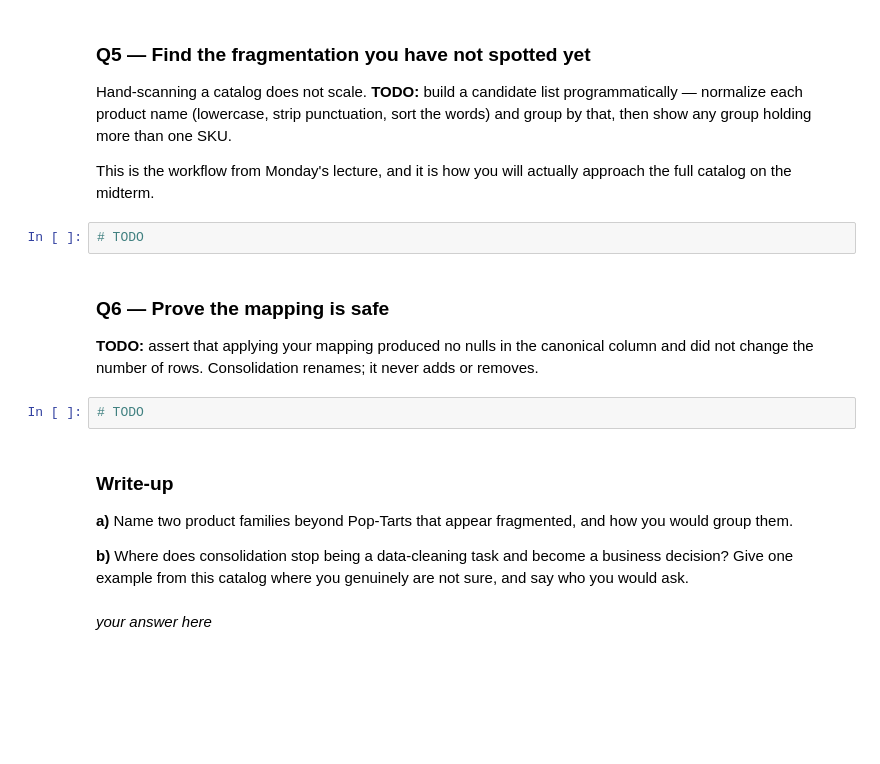
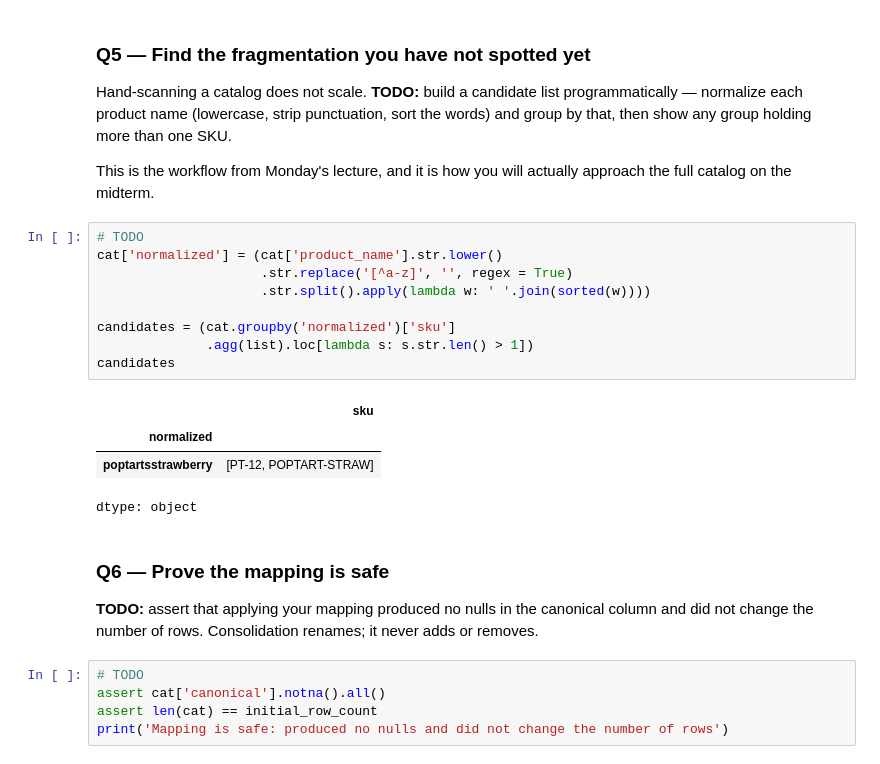
Before and after one commit to ishanallasanagala/ds2002-fa26, a Jupyter notebook: notebooks/05-etl-walmart/2026-10-16 — Walmart Warm-Up SKU Mess — Lab.ipynb, the cells around one changed output. Cells and saved outputs as stored; diff of their text form; blank space fills up the shorter version.

```diff
--- a/notebooks/05-etl-walmart/2026-10-16 — Walmart Warm-Up SKU Mess — Lab.ipynb
+++ b/notebooks/05-etl-walmart/2026-10-16 — Walmart Warm-Up SKU Mess — Lab.ipynb
@@ -51,19 +117,26 @@ Strip and title-case, then show the distinct values before and after with counts
 Hand-scanning a catalog does not scale. **TODO:** build a candidate list programmatically — normalize each product name (lowercase, strip punctuation, sort the words) and group by that, then show any group holding more than one SKU.
 
 This is the workflow from Monday's lecture, and it is how you will actually approach the full catalog on the midterm.
-# %%
-# TODO
+# %%
+# TODO
+cat['normalized'] = (cat['product_name'].str.lower()
+                     .str.replace('[^a-z]', '', regex = True)
+                     .str.split().apply(lambda w: ' '.join(sorted(w))))
+
+candidates = (cat.groupby('normalized')['sku']
+              .agg(list).loc[lambda s: s.str.len() > 1])
+candidates
+# %% [output]
+|  | sku |
+| normalized |  |
+| poptartsstrawberry | [PT-12, POPTART-STRAW] |
+dtype: object
 # %% [markdown]
 ### Q6 — Prove the mapping is safe
 
 **TODO:** assert that applying your mapping produced no nulls in the canonical column and did not change the number of rows. Consolidation renames; it never adds or removes.
-# %%
-# TODO
-# %% [markdown]
-### Write-up
-
-**a)** Name two product families beyond Pop-Tarts that appear fragmented, and how you would group them.
-
-**b)** Where does consolidation stop being a data-cleaning task and become a business decision? Give one example from this catalog where you genuinely are not sure, and say who you would ask.
-# %% [markdown]
-_your answer here_
+# %%
+# TODO
+assert cat['canonical'].notna().all()
+assert len(cat) == initial_row_count
+print('Mapping is safe: produced no nulls and did not change the number of rows')
```
Also changed, not shown: parts of 11 cells of this notebook.
